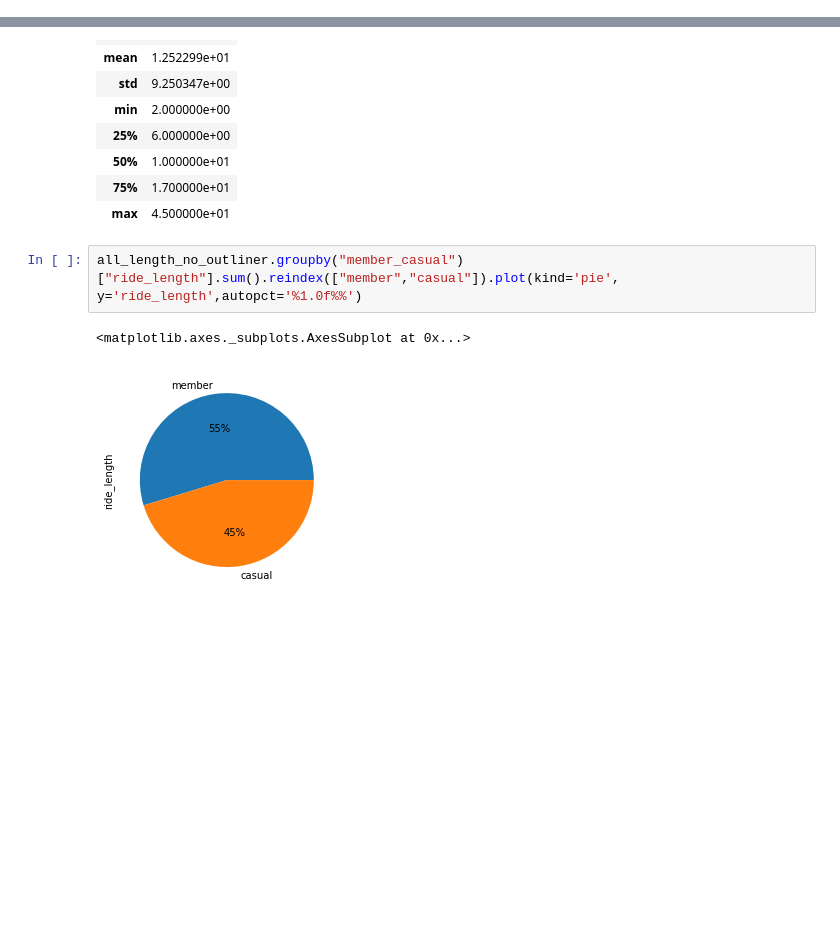
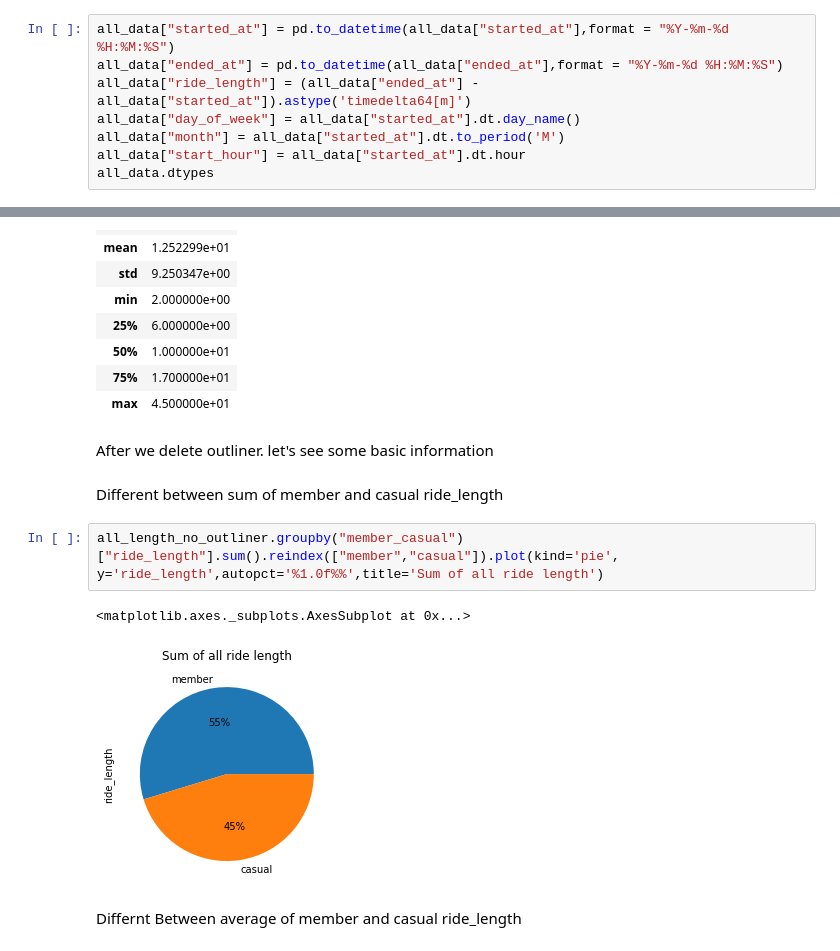
Before and after one commit to RainNP/Capstone_Project, a Jupyter notebook: Capstone_project_bike_data.ipynb, the cells around one changed output, grey strips where cells are left out. Drawn from its saved outputs; the diff is of its cells as text; blank space fills up the shorter version.

```diff
--- a/Capstone_project_bike_data.ipynb
+++ b/Capstone_project_bike_data.ipynb
@@ -146,0 +98,8 @@ all_ride_length.quantile([0,.05,.10,.15,.20,.25,.30,.35,.40,.45,.50,.65,.70,.75,
+# %%
+all_data["started_at"] = pd.to_datetime(all_data["started_at"],format = "%Y-%m-%d %H:%M:%S")
+all_data["ended_at"] = pd.to_datetime(all_data["ended_at"],format = "%Y-%m-%d %H:%M:%S")
+all_data["ride_length"] = (all_data["ended_at"] - all_data["started_at"]).astype('timedelta64[m]')
+all_data["day_of_week"] = all_data["started_at"].dt.day_name()
+all_data["month"] = all_data["started_at"].dt.to_period('M')
+all_data["start_hour"] = all_data["started_at"].dt.hour
+all_data.dtypes
@@ -160,9 +478,15 @@ all_length_no_outliner.describe()
 | 50% | 1.000000e+01 |
 | 75% | 1.700000e+01 |
 | max | 4.500000e+01 |
+# %% [markdown]
+After we delete outliner. let's see some basic information
+# %% [markdown]
+Different between sum of member and casual ride_length
 # %%
-all_length_no_outliner.groupby("member_casual")["ride_length"].sum().reindex(["member","casual"]).plot(kind='pie', y='ride_length',autopct='%1.0f%%')
+all_length_no_outliner.groupby("member_casual")["ride_length"].sum().reindex(["member","casual"]).plot(kind='pie', y='ride_length',autopct='%1.0f%%',title='Sum of all ride length')
 # %% [output]
 <matplotlib.axes._subplots.AxesSubplot at 0x...>
-[figure, old version]
+[figure, new version]
+# %% [markdown]
+Differnt Between average of member and casual ride_length
 # %%
```
Also changed, not shown: parts of 82 cells of this notebook.
